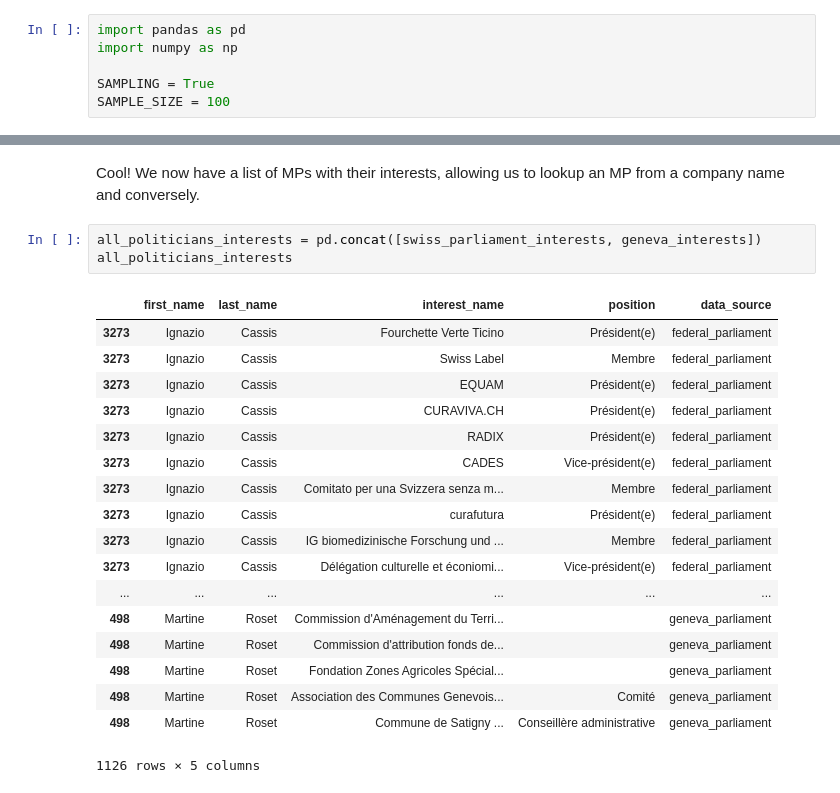
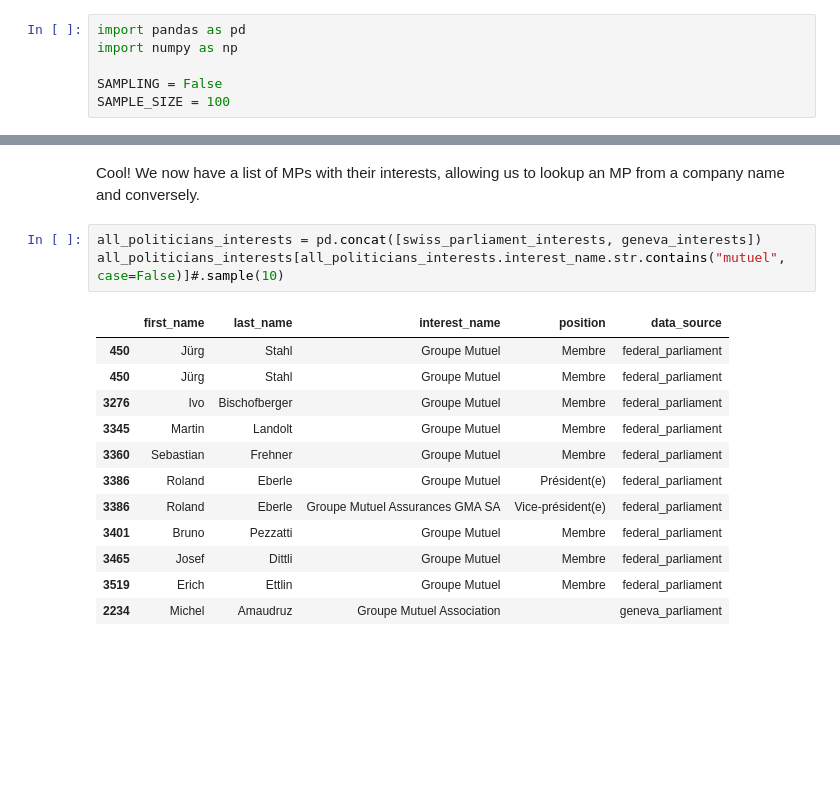
Before and after one commit to fdevillard/ada-swissleak, a Jupyter notebook: semion.ipynb, the cells around one changed output, grey strips where cells are left out. Cells and saved outputs as stored; diff of their text form; blank space fills up the shorter version.

```diff
--- a/semion.ipynb
+++ b/semion.ipynb
@@ -5,7 +5,7 @@ First attempt: compiling all companies that politicians have declared interests
 import pandas as pd
 import numpy as np
 
-SAMPLING = True
+SAMPLING = False
 SAMPLE_SIZE = 100
 # %%
 swiss_parliament = pd.read_json("data/parliament_members_interests.json")
@@ -77,23 +76,17 @@ geneva_interests = geneva_interests.rename(columns={"company": "interest_name"})
 Cool! We now have a list of MPs with their interests, allowing us to lookup an MP from a company name and conversely.
 # %%
 all_politicians_interests = pd.concat([swiss_parliament_interests, geneva_interests])
-all_politicians_interests
+all_politicians_interests[all_politicians_interests.interest_name.str.contains("mutuel", case=False)]#.sample(10)
 # %% [output]
 |  | first_name | last_name | interest_name | position | data_source |
-| 3273 | Ignazio | Cassis | Fourchette Verte Ticino | Président(e) | federal_parliament |
-| 3273 | Ignazio | Cassis | Swiss Label | Membre | federal_parliament |
-| 3273 | Ignazio | Cassis | EQUAM | Président(e) | federal_parliament |
-| 3273 | Ignazio | Cassis | CURAVIVA.CH | Président(e) | federal_parliament |
-| 3273 | Ignazio | Cassis | RADIX | Président(e) | federal_parliament |
-| 3273 | Ignazio | Cassis | CADES | Vice-président(e) | federal_parliament |
-| 3273 | Ignazio | Cassis | Comitato per una Svizzera senza m... | Membre | federal_parliament |
-| 3273 | Ignazio | Cassis | curafutura | Président(e) | federal_parliament |
-| 3273 | Ignazio | Cassis | IG biomedizinische Forschung und ... | Membre | federal_parliament |
-| 3273 | Ignazio | Cassis | Délégation culturelle et éconiomi... | Vice-président(e) | federal_parliament |
-| ... | ... | ... | ... | ... | ... |
-| 498 | Martine | Roset | Commission d'Aménagement du Terri... |  | geneva_parliament |
-| 498 | Martine | Roset | Commission d'attribution fonds de... |  | geneva_parliament |
-| 498 | Martine | Roset | Fondation Zones Agricoles Spécial... |  | geneva_parliament |
-| 498 | Martine | Roset | Association des Communes Genevois... | Comité | geneva_parliament |
-| 498 | Martine | Roset | Commune de Satigny ... | Conseillère administrative | geneva_parliament |
+| 450 | Jürg | Stahl | Groupe Mutuel | Membre | federal_parliament |
+| 450 | Jürg | Stahl | Groupe Mutuel | Membre | federal_parliament |
+| 3276 | Ivo | Bischofberger | Groupe Mutuel | Membre | federal_parliament |
+| 3345 | Martin | Landolt | Groupe Mutuel | Membre | federal_parliament |
+| 3360 | Sebastian | Frehner | Groupe Mutuel | Membre | federal_parliament |
+| 3386 | Roland | Eberle | Groupe Mutuel | Président(e) | federal_parliament |
+| 3386 | Roland | Eberle | Groupe Mutuel Assurances GMA SA | Vice-président(e) | federal_parliament |
+| 3401 | Bruno | Pezzatti | Groupe Mutuel | Membre | federal_parliament |
+| 3465 | Josef | Dittli | Groupe Mutuel | Membre | federal_parliament |
+| 3519 | Erich | Ettlin | Groupe Mutuel | Membre | federal_parliament |
+| 2234 | Michel | Amaudruz | Groupe Mutuel Association |  | geneva_parliament |
-1126 rows × 5 columns
```
Also changed, not shown: parts of 4 cells of this notebook, 1 other file.
